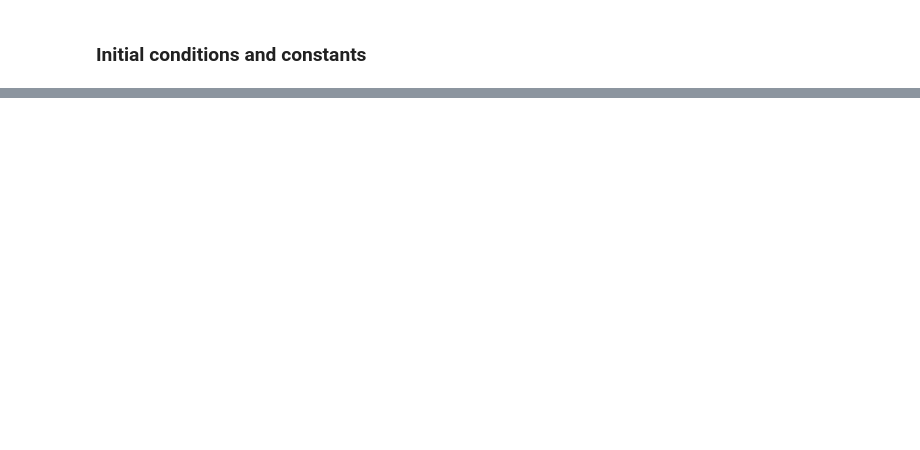
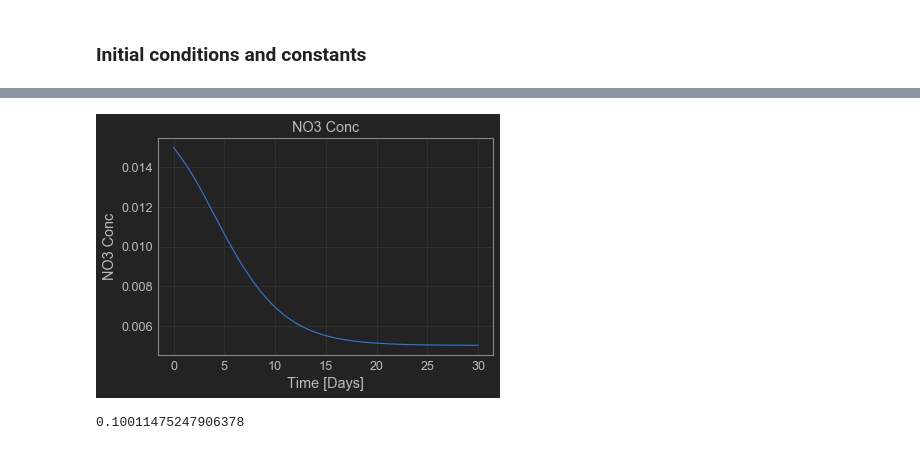
Before and after one commit to reubens9/CSC4102020, a Jupyter notebook: Plant growth model/PlantGrowthModel.ipynb, the cells around one changed output, grey strips where cells are left out. Cells and saved outputs as stored; diff of their text form; code cells hidden in the pictures; blank space fills up the shorter version.

```diff
--- a/Plant growth model/PlantGrowthModel.ipynb
+++ b/Plant growth model/PlantGrowthModel.ipynb
@@ -296,0 +348,6 @@ plt.show()
+# %%
+plotter('NO3 Conc')
+min(no3)
+# %% [output]
+[figure, added]
+0.10011475247906378
```
Also changed, not shown: parts of 26 cells of this notebook, 3 other files.
